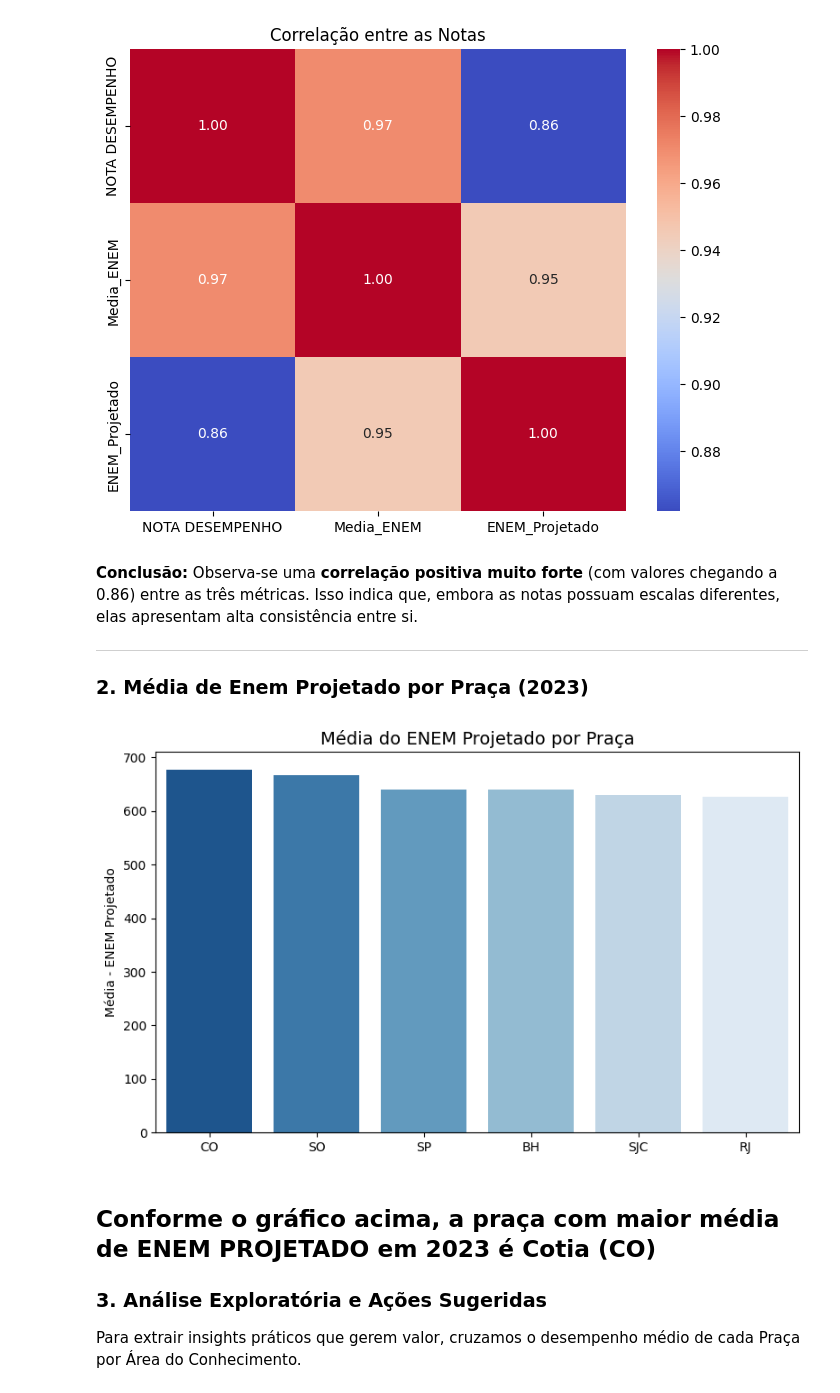
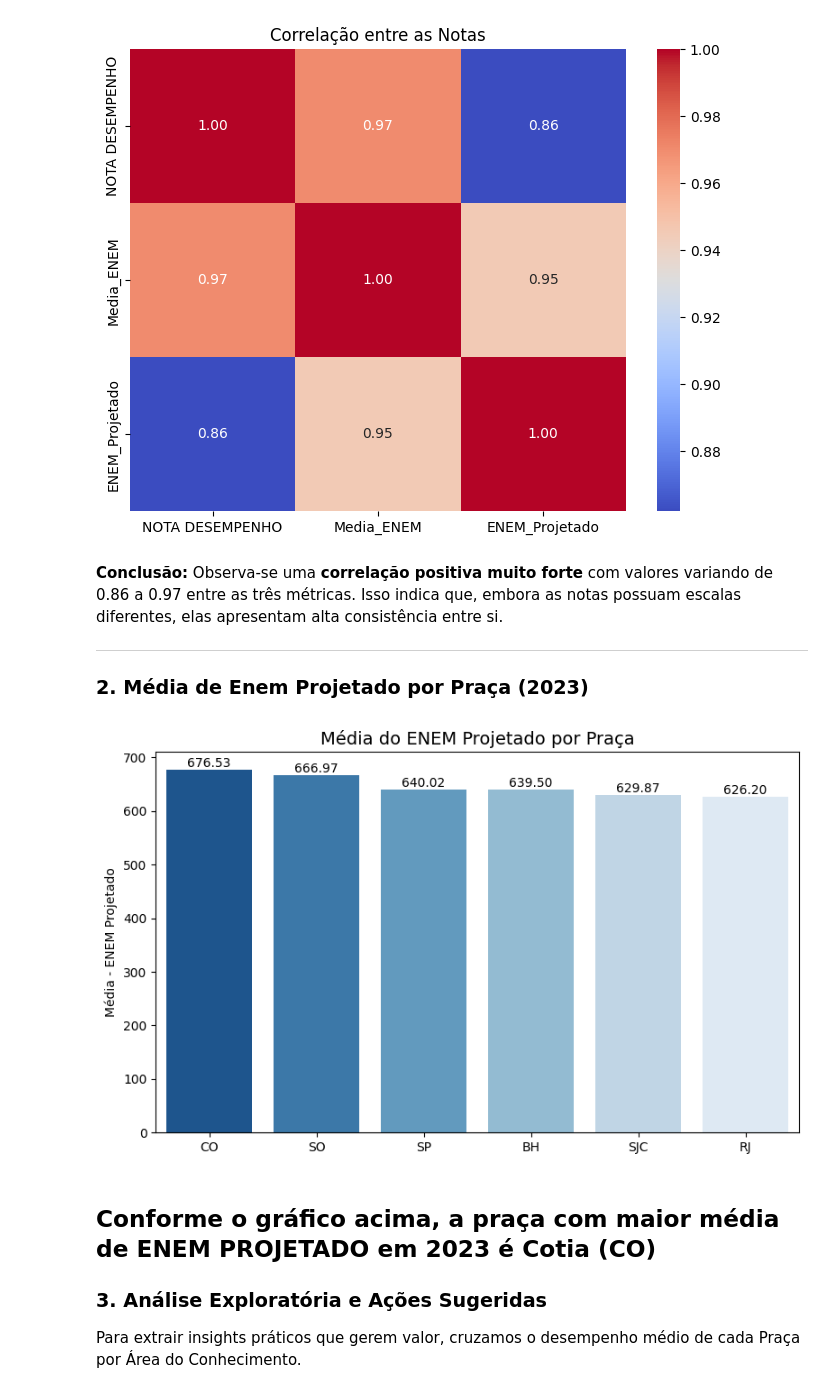
Before and after one commit to jlucasslima/case-ismart, a Jupyter notebook: case_ismart.ipynb, the cells around one changed output. Saved outputs shown, nothing was run; the diff lists cells and outputs as text; code cells hidden in the pictures.

```diff
--- a/case_ismart.ipynb
+++ b/case_ismart.ipynb
@@ -101,35 +99,43 @@ plt.show();
 # %% [output]
 [figure]
 # %% [markdown]
-**Conclusão:** Observa-se uma **correlação positiva muito forte** (com valores chegando a 0.86) entre as três métricas. Isso indica que, embora as notas possuam escalas diferentes, elas apresentam alta consistência entre si.
+**Conclusão:** Observa-se uma **correlação positiva muito forte** com valores variando de 0.86 a 0.97 entre as três métricas. Isso indica que, embora as notas possuam escalas diferentes, elas apresentam alta consistência entre si.
 
 ---
 ### 2. Média de Enem Projetado por Praça (2023)
 # %%
-#SP - SÃO PAULO, BH - BELO HORIZONTE, RJ - RIO DE JANEIRO
-#CO - COTIA, SJC - SÃO JOSÉ DOS CAMPOS, SO - SOROCABA
+# SP - SÃO PAULO, BH - BELO HORIZONTE, RJ - RIO DE JANEIRO
+# CO - COTIA, SJC - SÃO JOSÉ DOS CAMPOS, SO - SOROCABA
 
-#Exibe o gráfico
+# Exibe o gráfico
 media_por_praca_limpa = df.groupby('PRACA_LIMPA')['ENEM_Projetado'].mean().reset_index()
-media_por_praca_limpa = media_por_praca_limpa.sort_values(by='ENEM_Projetado', ascending=False)
+
+# Calcula e ordena as médias
+media_por_praca_limpa = media_por_praca_limpa.sort_values(by='ENEM_Projetado', ascending=False).reset_index(drop=True)
 
 plt.figure(figsize=(8, 5))
-# É ajustado a paleta de cores para tons de azul e inverte a ordem para destacar as praças com maiores médias
-sns.barplot(data=media_por_praca_limpa,
-            x='PRACA_LIMPA',
-            y='ENEM_Projetado',
-            hue='PRACA_LIMPA',
-            palette='Blues_r',
-            legend=False)
+
+# Cria o gráfico de barras
+ax = sns.barplot(data=media_por_praca_limpa,
+                 x='PRACA_LIMPA',
+                 y='ENEM_Projetado',
+                 hue='PRACA_LIMPA',
+                 palette='Blues_r',
+                 legend=False)
 
 plt.title('Média do ENEM Projetado por Praça', fontsize=14)
 plt.ylabel('Média - ENEM Projetado')
 plt.xlabel('')
 plt.xticks(rotation=0)
+
+# Exibe os valores exatos no topo de cada barra
+for index, row in media_por_praca_limpa.iterrows():
+    ax.text(index, row['ENEM_Projetado'] + 5, f"{row['ENEM_Projetado']:.2f}", color='black', ha="center", fontsize=10)
+
 plt.tight_layout()
 plt.show();
 # %% [output]
-[figure, old version]
+[figure, new version]
 # %% [markdown]
 Conforme o gráfico acima, a praça com maior média de ENEM PROJETADO em 2023 é **Cotia (CO)**
 ---
```
Also changed, not shown: parts of 1 cell of this notebook, 2 other files.
